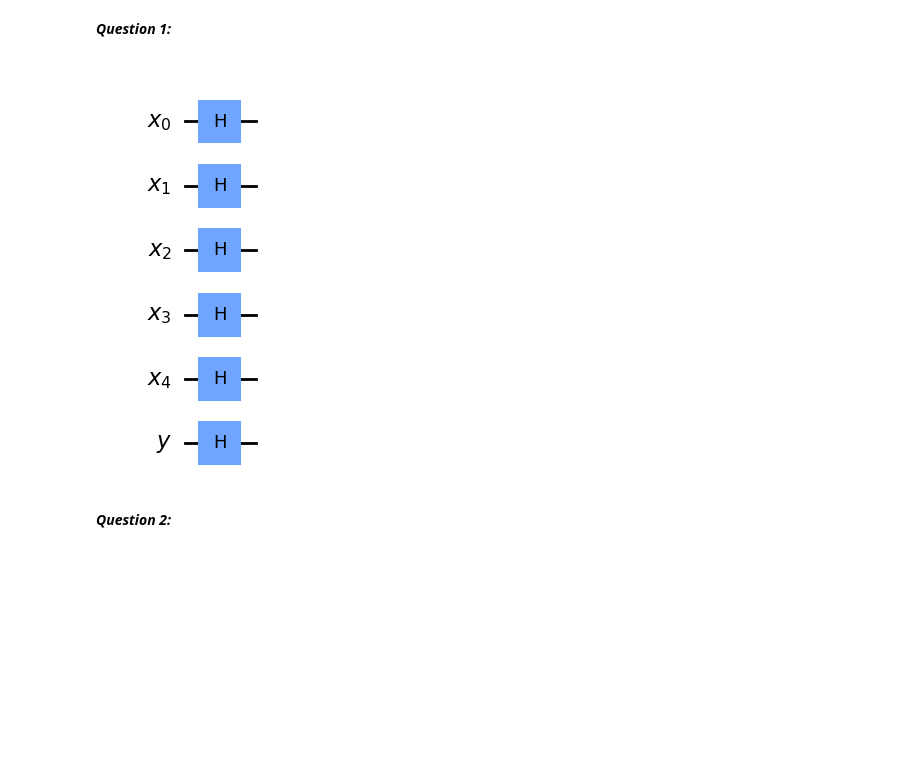
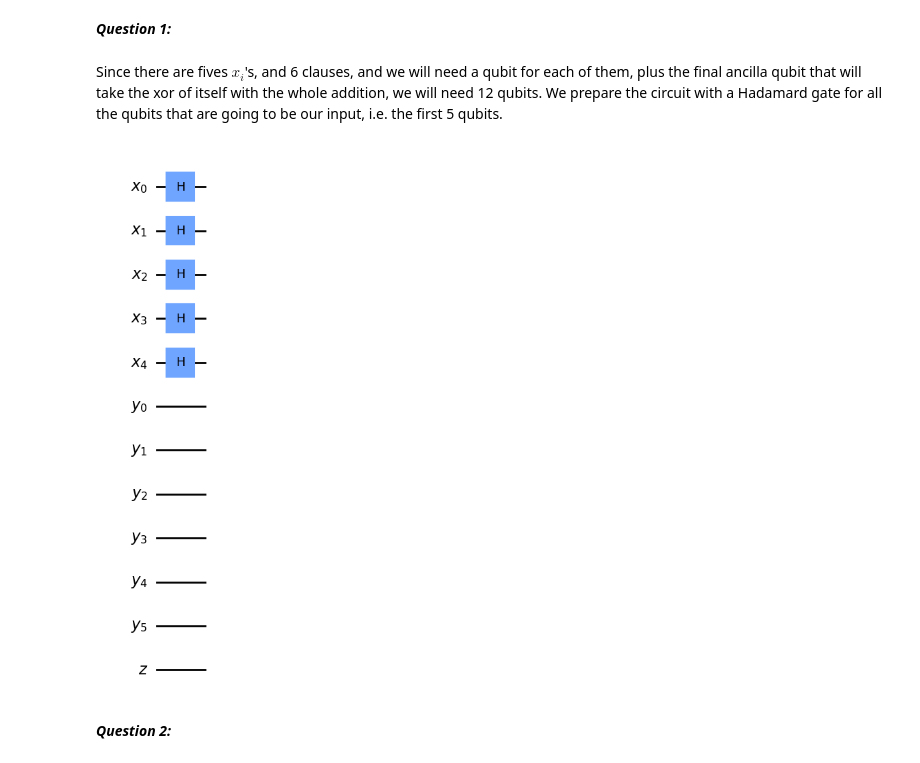
Before and after one commit to justadude12/QCProj2024, a Jupyter notebook: proj.ipynb, the cells around one changed output. Cells and saved outputs as stored; diff of their text form; code cells hidden in the pictures; blank space fills up the shorter version.

```diff
--- a/proj.ipynb
+++ b/proj.ipynb
@@ -10,22 +10,24 @@ Small mistake where the first two were actually oversimplified, and an $x_0$ rem
 ![The reasoning for Q0](q0.jpeg.png)
 # %% [markdown]
 ***Question 1:***
+# %% [markdown]
+Since there are fives $x_i$'s, and 6 clauses, and we will need a qubit for each of them, plus the final ancilla qubit that will take the xor of itself with the whole addition, we will need 12 qubits. We prepare the circuit with a Hadamard gate for all the qubits that are going to be our input, i.e. the first 5 qubits.
 # %%
 from qiskit import QuantumRegister, ClassicalRegister, QuantumCircuit
 from numpy import pi
 
 qreg_x = QuantumRegister(5, 'x')
-qreg_y = QuantumRegister(1, 'y')
-circuit = QuantumCircuit(qreg_x, qreg_y)
+qreg_y = QuantumRegister(6, 'y')
+qreg_z = QuantumRegister(1, 'z')
+circuit = QuantumCircuit(qreg_x, qreg_y, qreg_z)
 
 circuit.h(qreg_x[0])
 circuit.h(qreg_x[1])
 circuit.h(qreg_x[2])
 circuit.h(qreg_x[3])
 circuit.h(qreg_x[4])
-circuit.h(qreg_y[0])
 circuit.draw('mpl')
 # %% [output]
-[figure, old version]
+[figure, new version]
 # %% [markdown]
 ***Question 2:***
```
Also changed, not shown: parts of 19 cells of this notebook, 3 other files.
